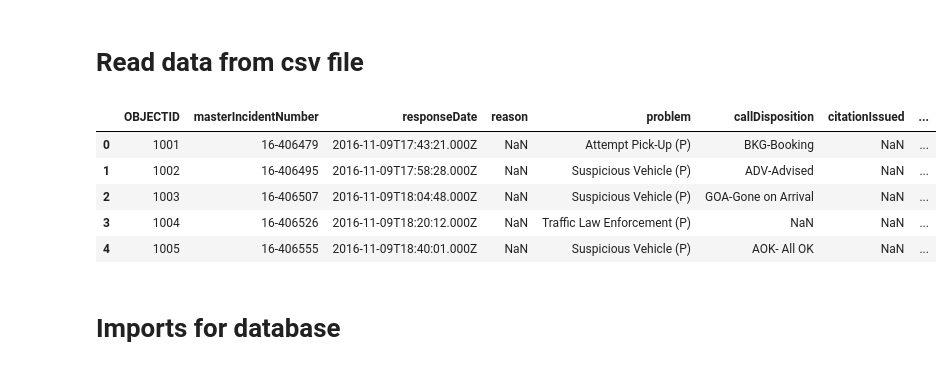
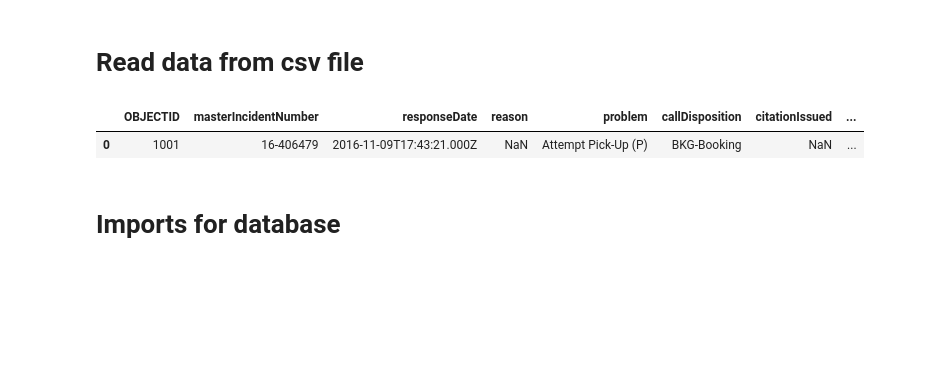
Before and after one commit to mccallkm/Minneapolis-Traffic-Stop-Data-Analysis, a Jupyter notebook: clean_data.ipynb, the cells around one changed output. Saved outputs shown, nothing was run; the diff lists cells and outputs as text; code cells hidden in the pictures; blank space fills up the shorter version.

```diff
--- a/clean_data.ipynb
+++ b/clean_data.ipynb
@@ -13,14 +13,10 @@ from datetime import datetime
 # %%
 stop_file = "static/data/Police_Stop_data.csv"
 stop_df=pd.read_csv(stop_file)
-stop_df.head()
+stop_df.head(1)
 # %% [output]
 |  | OBJECTID | masterIncidentNumber | responseDate | reason | problem | callDisposition | citationIssued | ... |
 | 0 | 1001 | 16-406479 | 2016-11-09T17:43:21.000Z | NaN | Attempt Pick-Up (P) | BKG-Booking | NaN | ... |
-| 1 | 1002 | 16-406495 | 2016-11-09T17:58:28.000Z | NaN | Suspicious Vehicle (P) | ADV-Advised | NaN | ... |
-| 2 | 1003 | 16-406507 | 2016-11-09T18:04:48.000Z | NaN | Suspicious Vehicle (P) | GOA-Gone on Arrival | NaN | ... |
-| 3 | 1004 | 16-406526 | 2016-11-09T18:20:12.000Z | NaN | Traffic Law Enforcement (P) | NaN | NaN | ... |
-| 4 | 1005 | 16-406555 | 2016-11-09T18:40:01.000Z | NaN | Suspicious Vehicle (P) | AOK- All OK | NaN | ... |
 # %% [markdown]
 # Imports for database
 # %%
```
Also changed, not shown: parts of 11 cells of this notebook, 3 other files.
